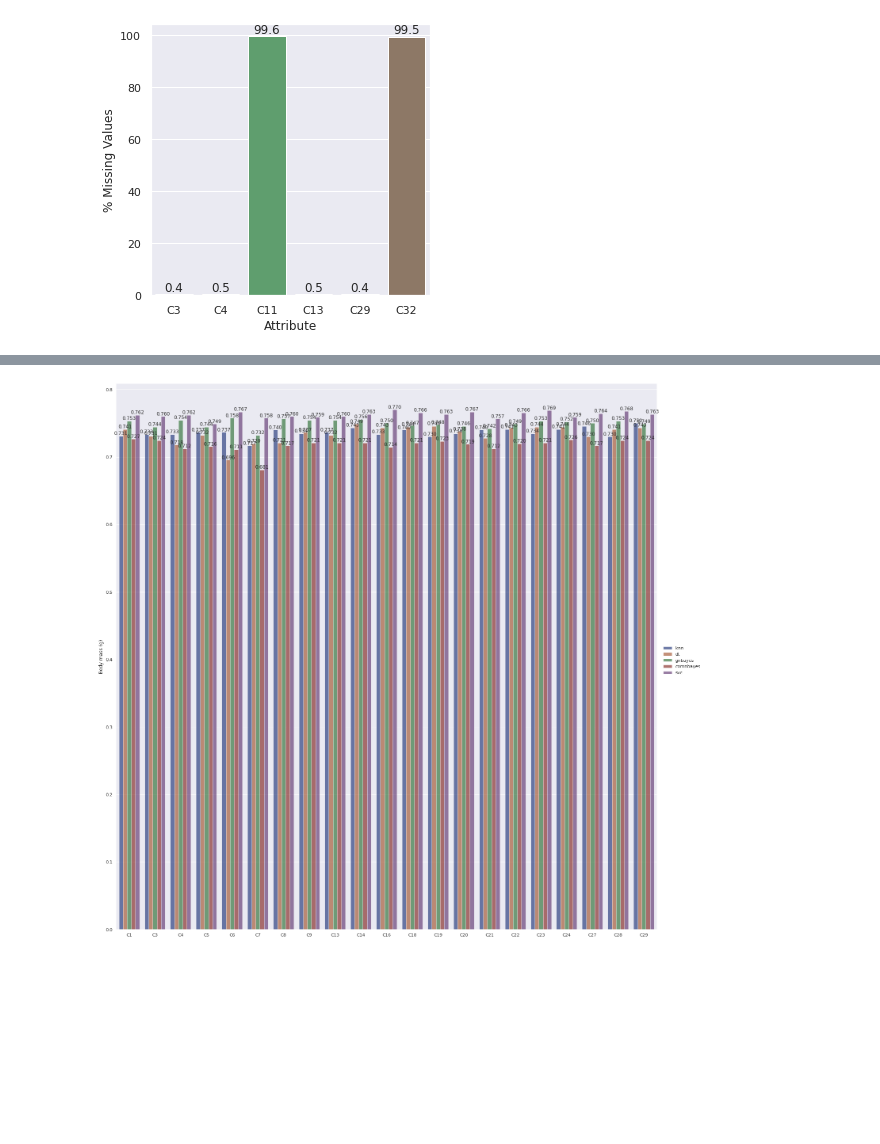
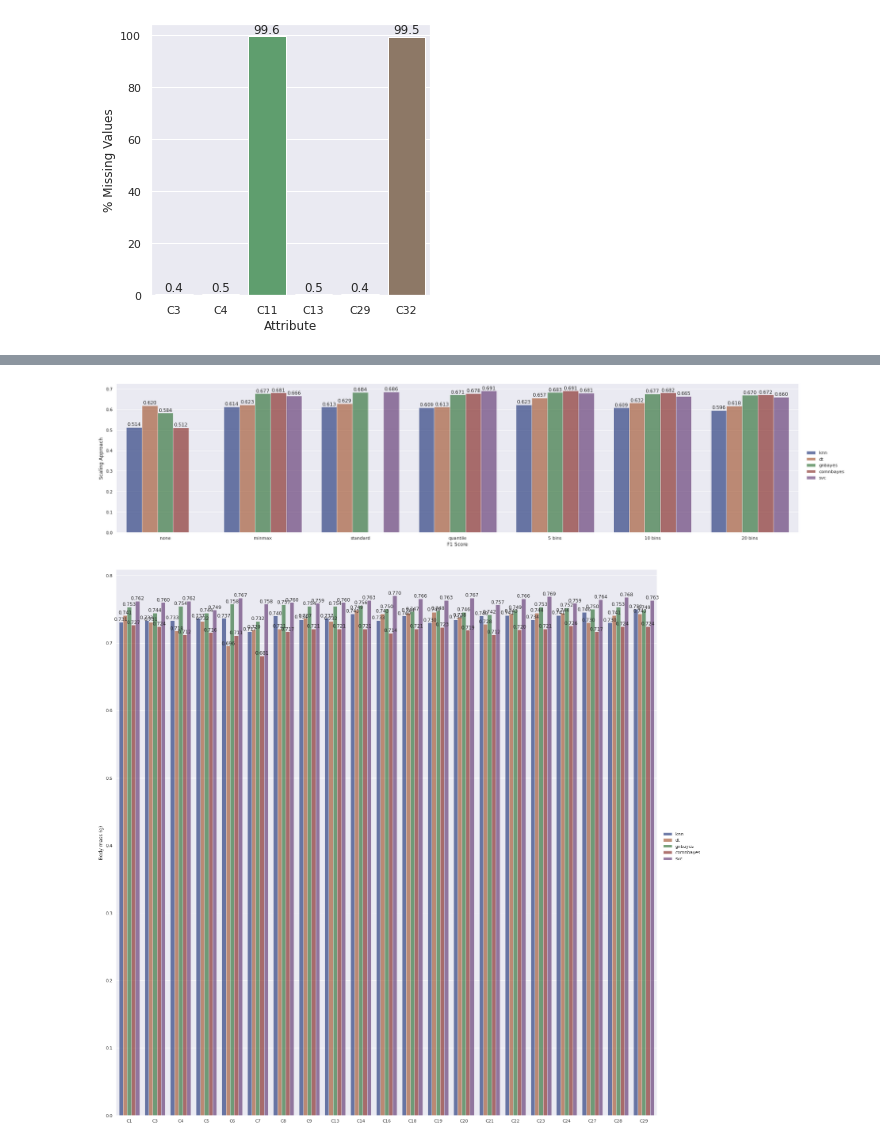
Before and after one commit to Moritz-Bergemann/DM-Assignment, a Jupyter notebook: generate_graphics.ipynb, the cells around one changed output, grey strips where cells are left out. Saved outputs shown, nothing was run; the diff lists cells and outputs as text; code cells hidden in the pictures; blank space fills up the shorter version.

```diff
--- a/generate_graphics.ipynb
+++ b/generate_graphics.ipynb
@@ -155,3 +205,70 @@ plt.show()
+# %%
+##################
+## EXPERIMENT 1 ##
+##################
+import pickle
+import seaborn as sns
+from matplotlib import pyplot as plt
+import pandas as pd
+
+from matplotlib import rcParams
+
+# figure size in inches
+rcParams['figure.figsize'] = 20,10
+
+# ## Accuracy
+# results = pd.read_csv('./experiment_logs/experiment1_f1.csv')
+
+# sns.set(rc={
+#     'figure.figsize':(20,10),
+# })
+
+# ## Best scores
+# g = sns.catplot(
+#     data=results, kind="bar",
+#     x="scaling_technique", y="best_score_acc", hue="model",
+#     ci="sd", palette="dark", alpha=.6, height=6, aspect=4.2
+# )
+# g.despine(left=True)
+# g.set_axis_labels("Accuracy", "Scaling Approach")
+# g.legend.set_title("")
+
+# ax = g.facet_axis(0, 0)
+
+# # iterate through the axes containers
+# for c in ax.containers:
+#     labels = [f'{v.get_height():.3f}' for v in c]
+#     ax.bar_label(c, labels=labels, label_type='edge')
+
+# plt.show()
+
+## F1
+results = pd.read_csv('./experiment_logs/experiment1_f1.csv')
+
+sns.set(rc={
+    'figure.figsize':(20,10),
+})
+
+## Best scores
+g = sns.catplot(
+    data=results, kind="bar",
+    x="scaling_technique", y="best_score_f1", hue="model",
+    ci="sd", palette="dark", alpha=.6, height=6, aspect=4.1
+)
+g.despine(left=True)
+g.set_axis_labels("F1 Score", "Scaling Approach")
+g.legend.set_title("")
+
+ax = g.facet_axis(0, 0)
+
+# iterate through the axes containers
+for c in ax.containers:
+    labels = [f'{v.get_height():.3f}' for v in c]
+    ax.bar_label(c, labels=labels, label_type='edge')
+
+plt.show()
+# %% [output]
+[figure, added]
 # %%
 import pickle
 import seaborn as sns
```
Also changed, not shown: parts of 6 cells of this notebook.
